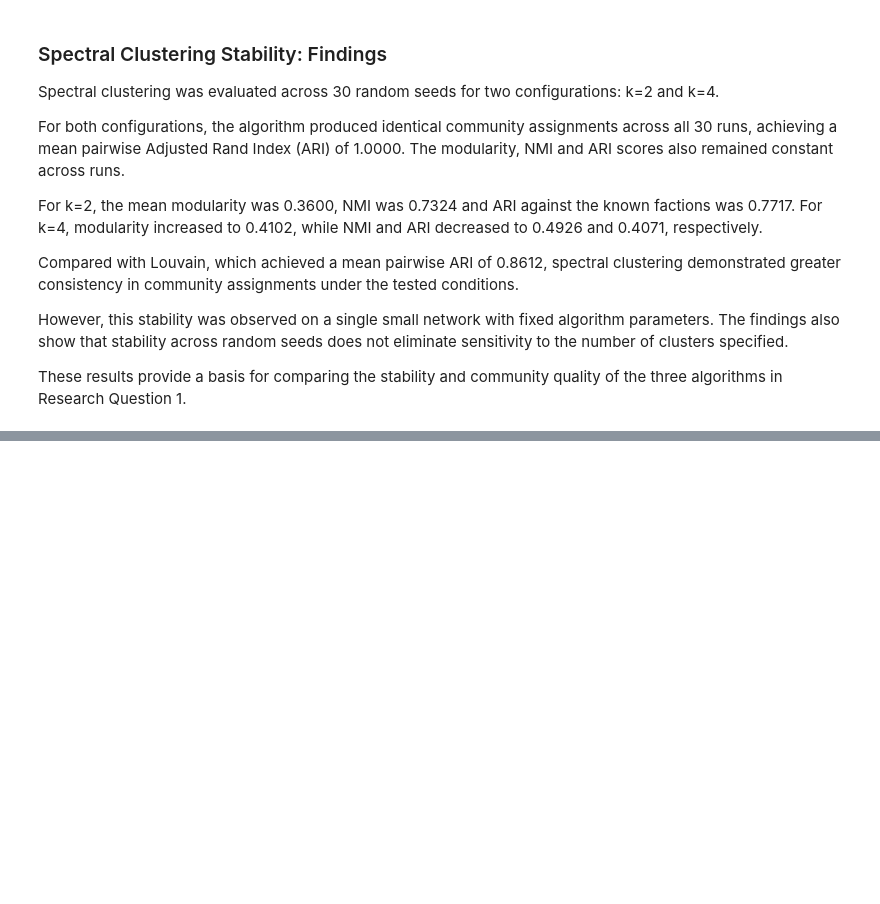
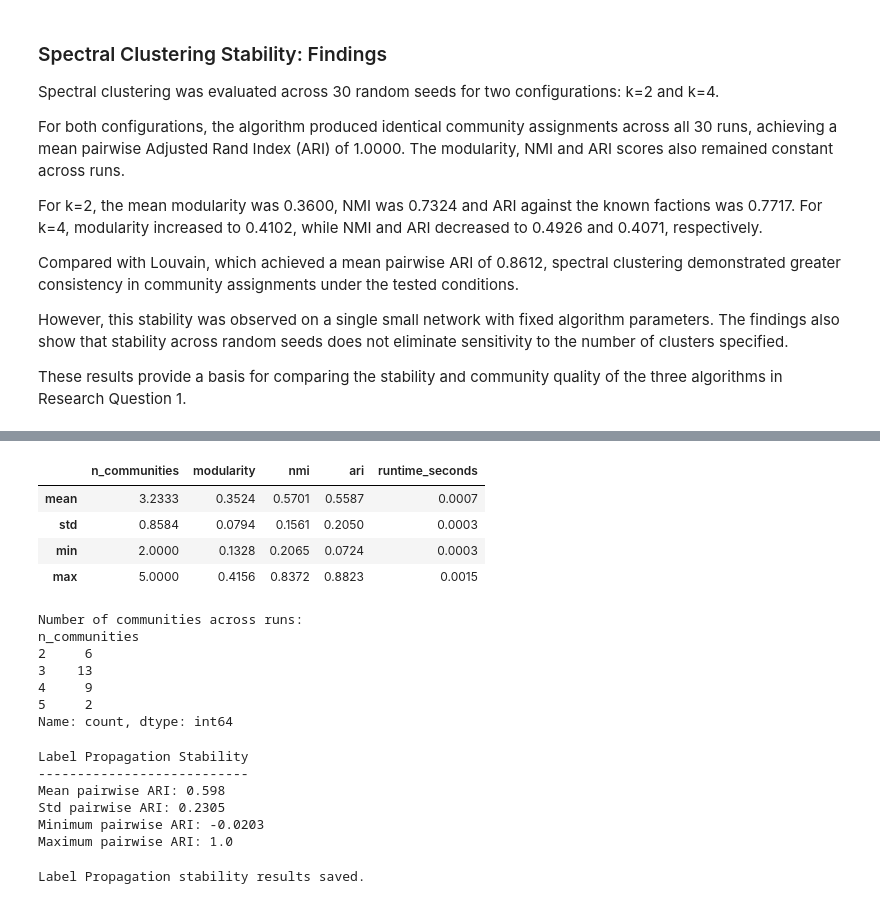
Before and after one commit to Sav-lets/cos802-network-analysis, a Jupyter notebook: notebooks/02_community_detection.ipynb, the cells around one changed output, grey strips where cells are left out. Saved outputs shown, nothing was run; the diff lists cells and outputs as text; code cells hidden in the pictures; blank space fills up the shorter version.

```diff
--- a/notebooks/02_community_detection.ipynb
+++ b/notebooks/02_community_detection.ipynb
@@ -1115,0 +1391,74 @@ print("Spectral clustering experiment committed and pushed!")
+# %%
+
+metrics = [
+    "n_communities",
+    "modularity",
+    "nmi",
+    "ari",
+    "runtime_seconds"
+]
+
+lpa_summary = (
+    df_lpa_stability[metrics]
+    .agg(["mean", "std", "min", "max"])
+)
+
+display(lpa_summary.round(4))
+
+print("\nNumber of communities across runs:")
+print(
+    df_lpa_stability["n_communities"]
+    .value_counts()
+    .sort_index()
+)
+# %% [output]
+|  | n_communities | modularity | nmi | ari | runtime_seconds |
+| mean | 3.2333 | 0.3524 | 0.5701 | 0.5587 | 0.0007 |
+| std | 0.8584 | 0.0794 | 0.1561 | 0.2050 | 0.0003 |
+| min | 2.0000 | 0.1328 | 0.2065 | 0.0724 | 0.0003 |
+| max | 5.0000 | 0.4156 | 0.8372 | 0.8823 | 0.0015 |
+Number of communities across runs:
+n_communities
+2     6
+3    13
+4     9
+5     2
+Name: count, dtype: int64
+# %%
+
+from itertools import combinations
+
+lpa_pairwise_ari = [
+    adjusted_rand_score(a, b)
+    for a, b in combinations(lpa_partitions, 2)
+]
+
+print("Label Propagation Stability")
+print("---------------------------")
+print("Mean pairwise ARI:",
+      round(np.mean(lpa_pairwise_ari), 4))
+print("Std pairwise ARI:",
+      round(np.std(lpa_pairwise_ari), 4))
+print("Minimum pairwise ARI:",
+      round(np.min(lpa_pairwise_ari), 4))
+print("Maximum pairwise ARI:",
+      round(np.max(lpa_pairwise_ari), 4))
+# %% [output]
+Label Propagation Stability
+---------------------------
+Mean pairwise ARI: 0.598
+Std pairwise ARI: 0.2305
+Minimum pairwise ARI: -0.0203
+Maximum pairwise ARI: 1.0
+# %%
+
+results_path = project_folder / "results"
+
+df_lpa_stability.to_csv(
+    results_path / "karate_lpa_stability.csv",
+    index=False
+)
+
+print("Label Propagation stability results saved.")
+# %% [output]
+Label Propagation stability results saved.
```
Also changed, not shown: parts of 11 cells of this notebook, 3 other files.
